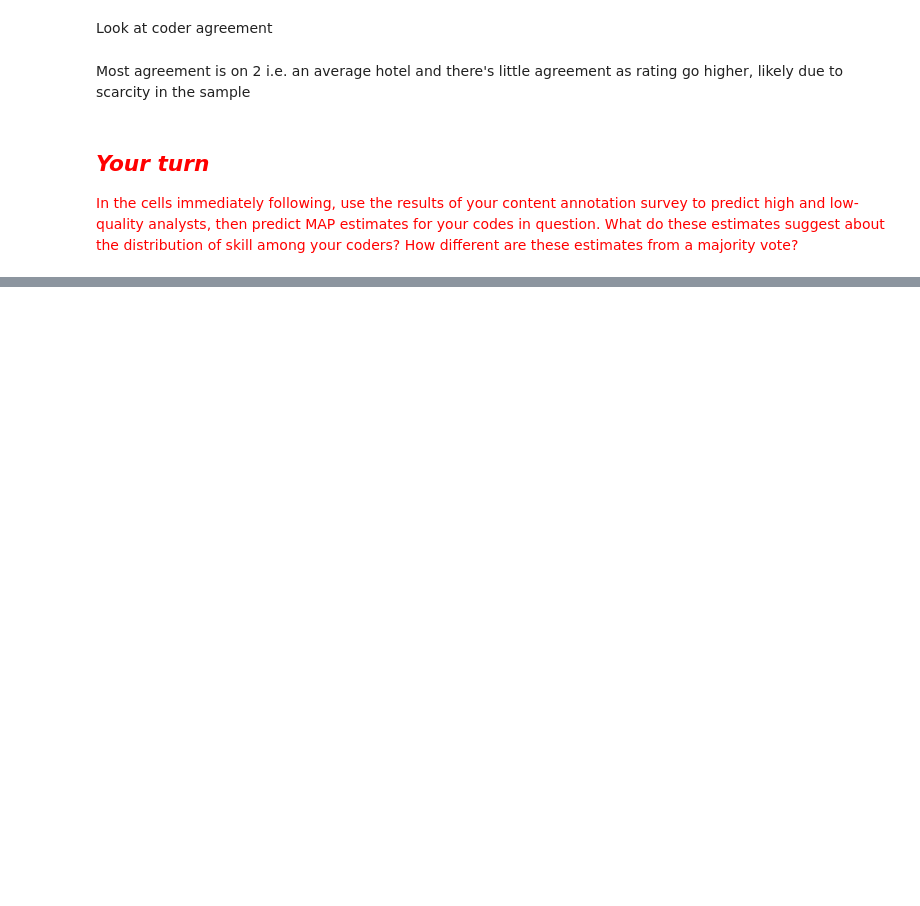
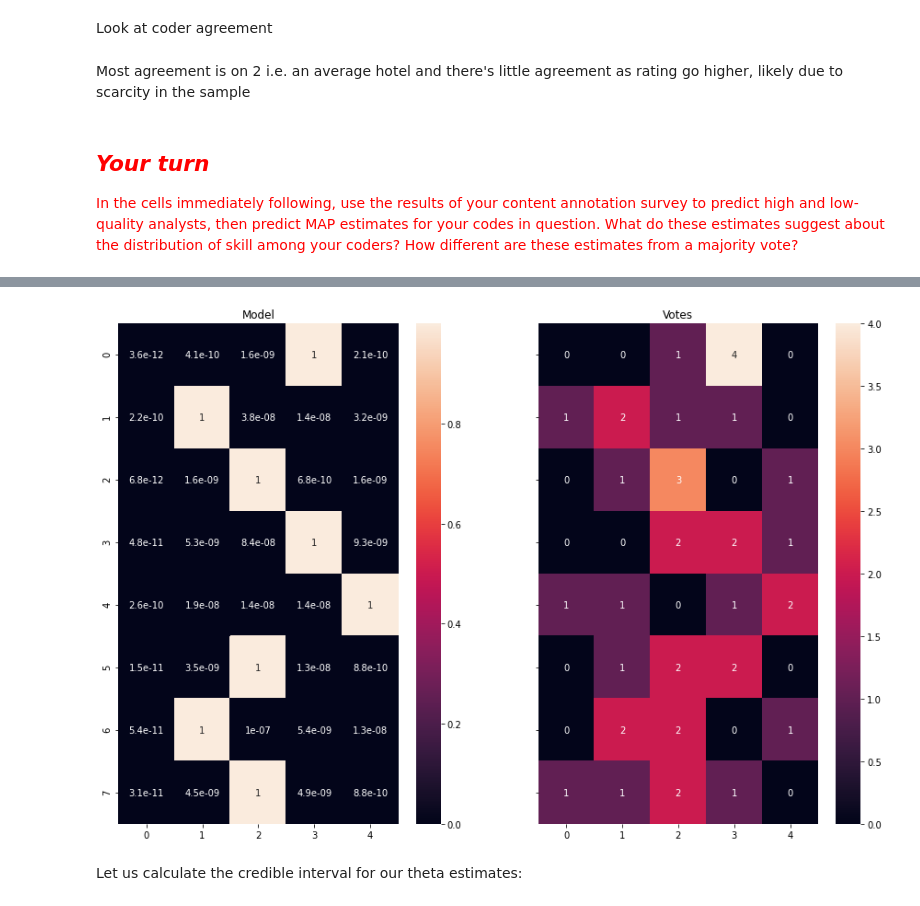
Before and after one commit to k-partha/Content-Analysis-Notebooks, a Jupyter notebook: week-3/Partha_Kadambi_HW_Reliability.ipynb, the cells around one changed output, grey strips where cells are left out. Saved outputs shown, nothing was run; the diff lists cells and outputs as text; code cells hidden in the pictures; blank space fills up the shorter version.

```diff
--- a/week-3/Partha_Kadambi_HW_Reliability.ipynb
+++ b/week-3/Partha_Kadambi_HW_Reliability.ipynb
@@ -1406,0 +853,2 @@ makeQuestionComparison(model_hot, anno_hot)
+# %%
+posterior = model.infer_labels(mtAnno.annotations)
@@ -1406,0 +857,22 @@ makeQuestionComparison(model_hot, anno_hot)
+# %%
+votes = []
+for r in mtAnno.annotations:
+    v = [0] * len(mtAnno.labels)
+    votes.append(v)
+    for a in r:
+        if a > -1:
+            v[a] += 1
+votes_array = np.array(votes)
+# %%
+fig, (ax1, ax2) = plt.subplots(ncols=2, figsize = (15, 10), sharey=True)
+num_questions = 8
+
+seaborn.heatmap(votes_array[:num_questions], annot = True, ax=ax2)
+seaborn.heatmap(posterior[:num_questions], annot=True, ax =ax1)
+ax1.set_title("Model")
+ax2.set_title("Votes")
+plt.show()
+# %% [output]
+[figure, added]
+# %% [markdown]
+Let us calculate the credible interval for our theta estimates:
```
Also changed, not shown: parts of 162 cells of this notebook.
